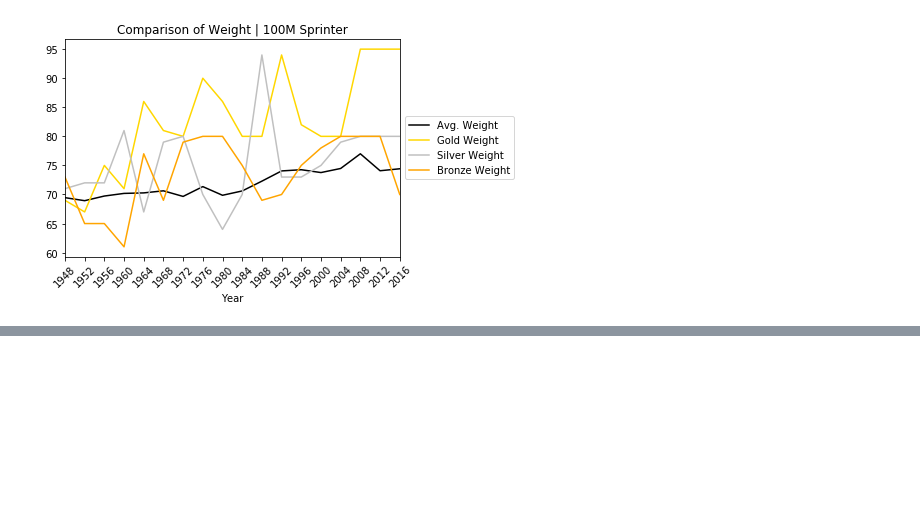
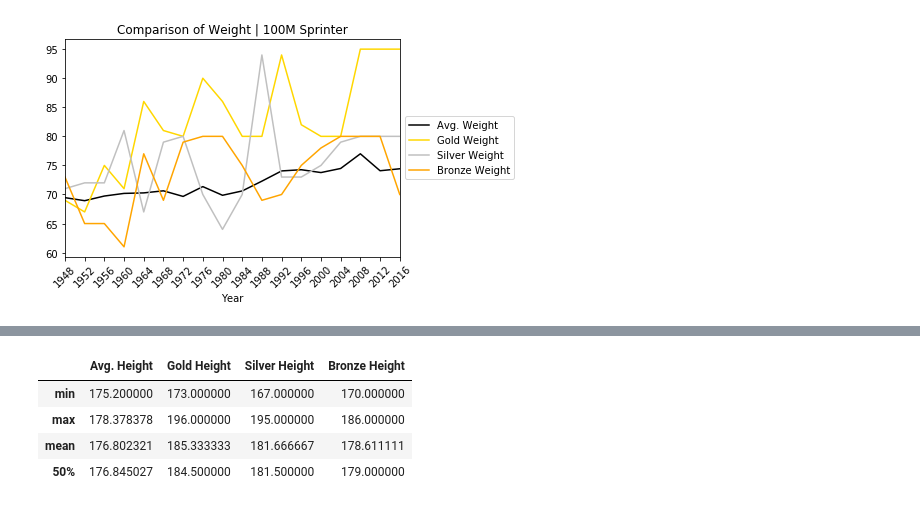
Before and after one commit to tysorensen/project1-group1, a Jupyter notebook: olympic_data.ipynb, the cells around one changed output, grey strips where cells are left out. Saved outputs shown, nothing was run; the diff lists cells and outputs as text; code cells hidden in the pictures; blank space fills up the shorter version.

```diff
--- a/olympic_data.ipynb
+++ b/olympic_data.ipynb
@@ -476,0 +488,12 @@ plt.show()
+# %%
+numerical_columns = [col for col in average_gold_silver_bronze_height.columns if
+                     (average_gold_silver_bronze_height[col].dtype=='int64' or
+                      average_gold_silver_bronze_height[col].dtype=='float64')]
+
+average_gold_silver_bronze_height[numerical_columns].describe().loc[['min','max', 'mean','50%'],:]
+# %% [output]
+|  | Avg. Height | Gold Height | Silver Height | Bronze Height |
+| min | 175.200000 | 173.000000 | 167.000000 | 170.000000 |
+| max | 178.378378 | 196.000000 | 195.000000 | 186.000000 |
+| mean | 176.802321 | 185.333333 | 181.666667 | 178.611111 |
+| 50% | 176.845027 | 184.500000 | 181.500000 | 179.000000 |
```
Also changed, not shown: parts of 3 cells of this notebook.
